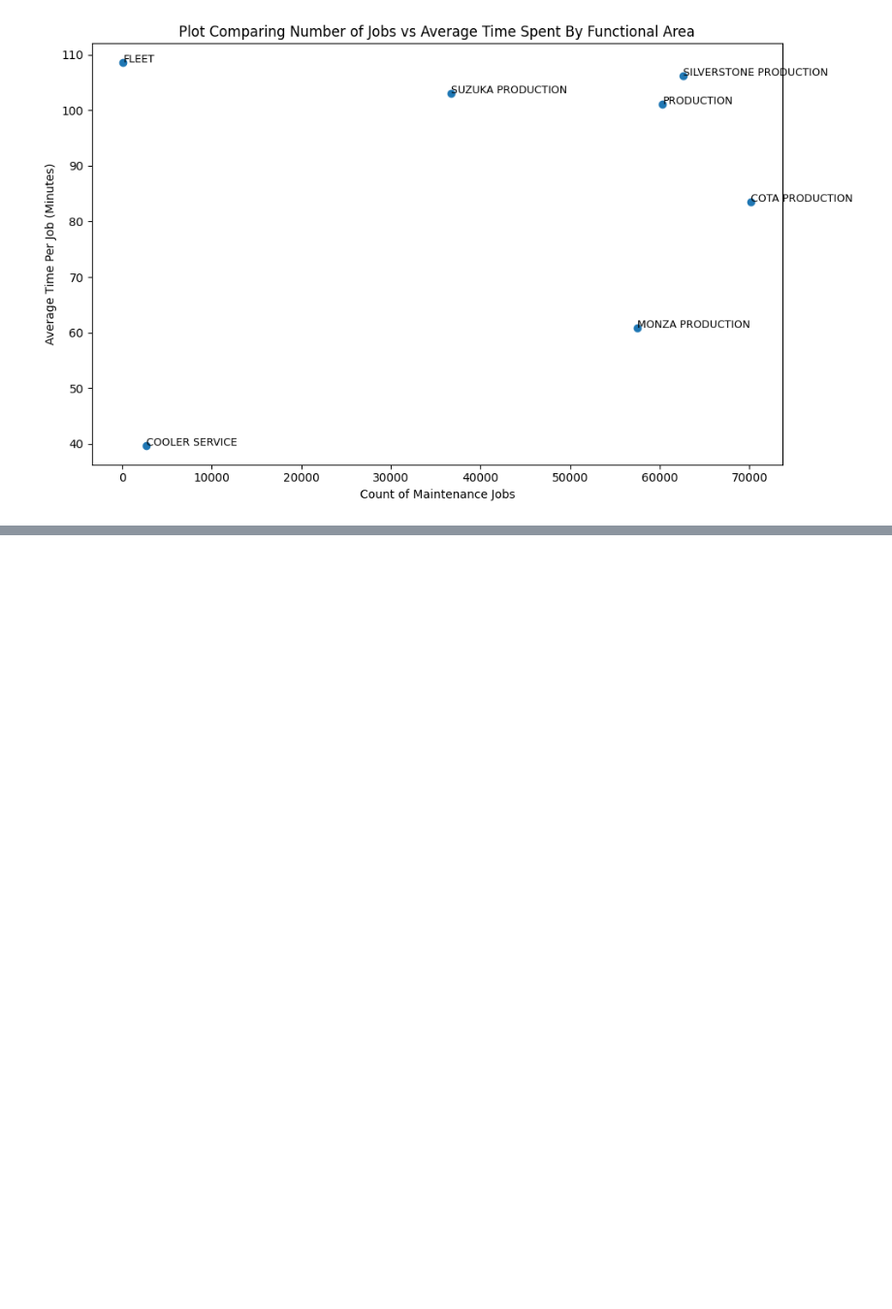
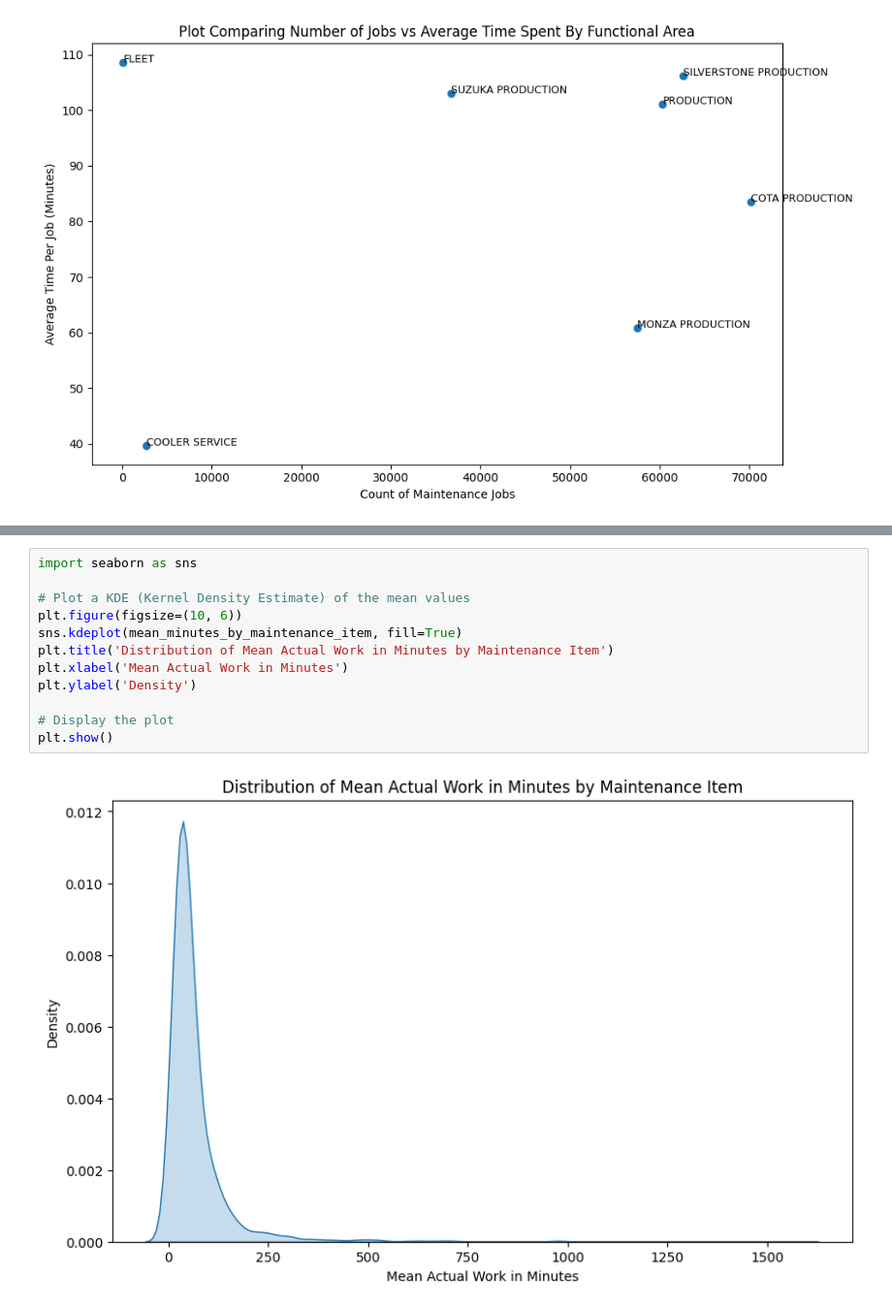
Before and after one commit to griffin-brown-95/GLB-Capstone-2, a Jupyter notebook: eda.ipynb, the cells around one changed output, grey strips where cells are left out. Shown: that part at 97% size. Drawn from its saved outputs; the diff is of its cells as text; blank space fills up the shorter version.

```diff
--- a/eda.ipynb
+++ b/eda.ipynb
@@ -209,0 +259,14 @@ plt.show()
+# %%
+import seaborn as sns
+
+# Plot a KDE (Kernel Density Estimate) of the mean values
+plt.figure(figsize=(10, 6))
+sns.kdeplot(mean_minutes_by_maintenance_item, fill=True)
+plt.title('Distribution of Mean Actual Work in Minutes by Maintenance Item')
+plt.xlabel('Mean Actual Work in Minutes')
+plt.ylabel('Density')
+
+# Display the plot
+plt.show()
+# %% [output]
+[figure, added]
```
Also changed, not shown: parts of 7 cells of this notebook, 2 other files.
